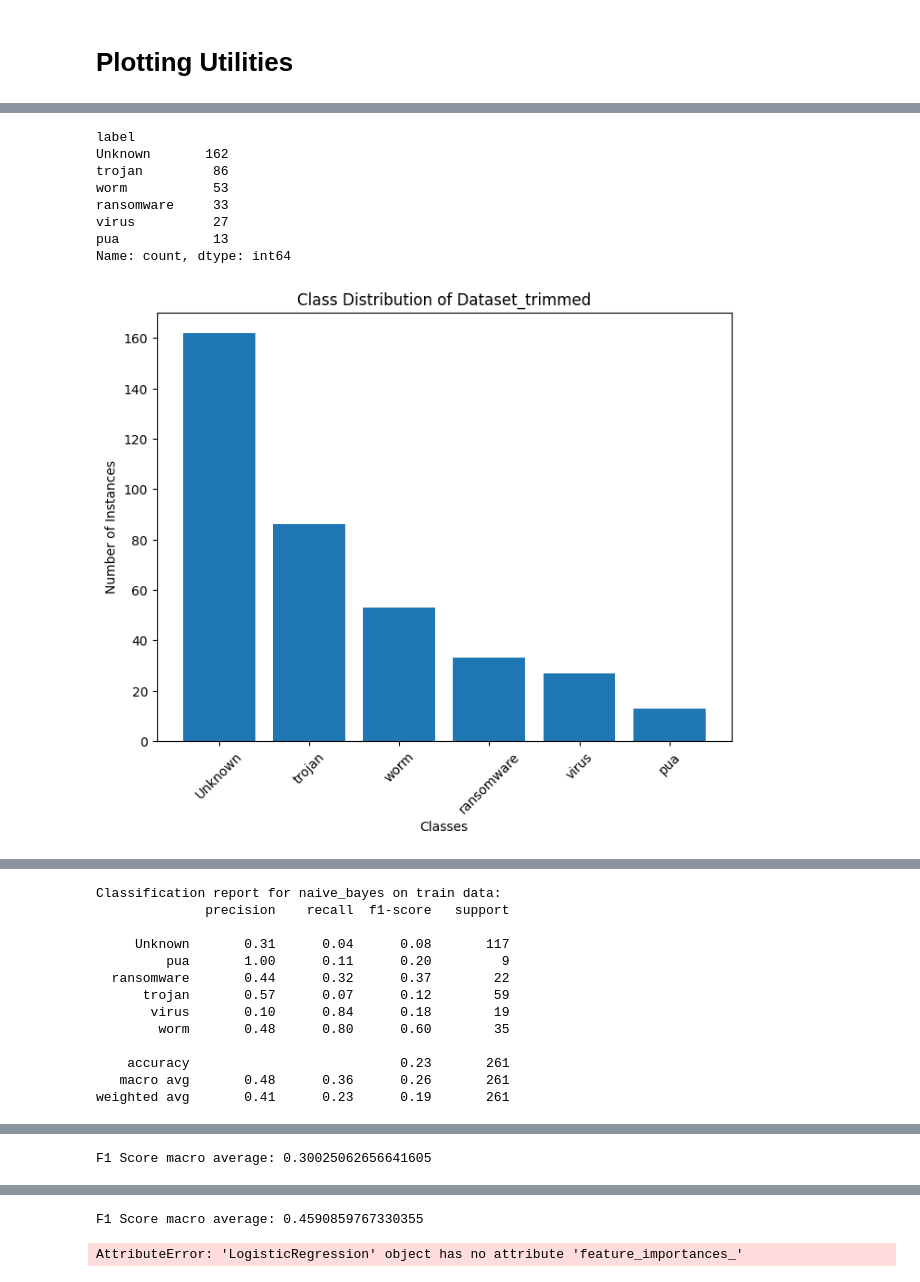
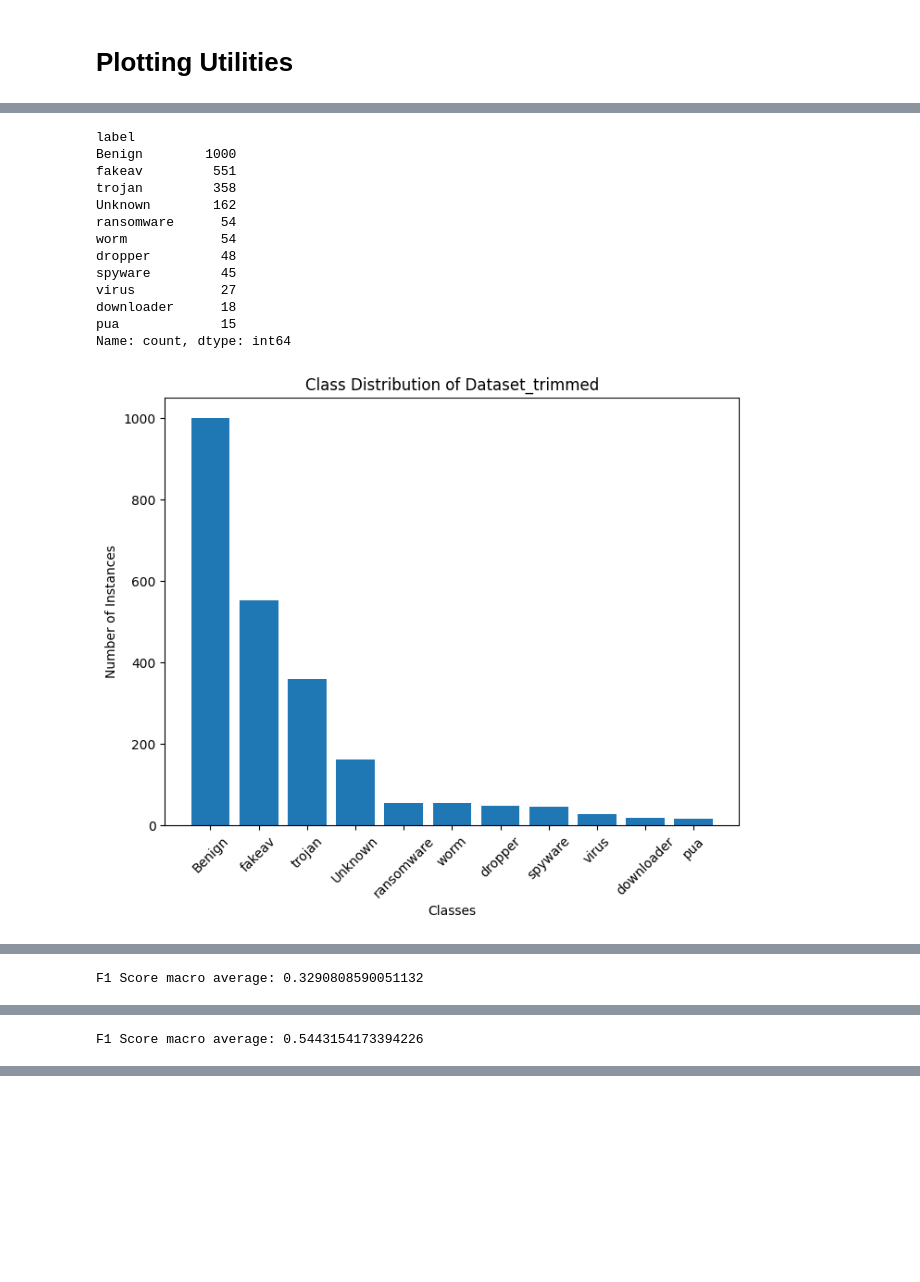
Before and after one commit to marcoserenelli/MCCukoo, a Jupyter notebook: main.ipynb, the cells around one changed output, grey strips where cells are left out. Cells and saved outputs as stored; diff of their text form; code cells hidden in the pictures; blank space fills up the shorter version.

```diff
--- a/main.ipynb
+++ b/main.ipynb
@@ -297,28 +267,9 @@ from imblearn.over_sampling import ADASYN
 # %%
-
-def one_hot_encoding(df):
-    categorical_columns = ['file_name', 'file_type', 'pe_imphash', 'file_size', 'MD5']
-    df_encoded = pd.get_dummies(df, columns=categorical_columns)
-    df_encoded.to_csv('data/dataset_encoded.csv', index=False)
-    return df_encoded
-
-def resampling(X_train, y_train):
-    adasyn = ADASYN(random_state=42)
-    X_resampled, y_resampled = adasyn.fit_resample(X_train, y_train)
-    return X_resampled, y_resampled
-
 DATASET_PATH = 'data/dataset.csv'
 def load_data():
     df = pd.read_csv(DATASET_PATH)
     plot_dataset(df, 'Dataset_complete')
-    # Remove rows where labels there is 'Unknown'?
-    df = df[df.label != 'adware']
-    df = df[df.label != 'downloader']
-    df = df[df.label != 'banker']
-    df = df[df.label != 'fakeav']
-    df = df[df.label != 'phishing']
-    df = df[df.label != 'dropper']
-    df = df[df.label != 'hacktool']
+    df = remove_minority_classes(df)
     plot_dataset(df, 'Dataset_trimmed')
     # one hot encode categorical data
     df = one_hot_encoding(df)
@@ -330,5 +281,6 @@ def load_data():
     X = df.drop(['label'], axis=1)
     # divide train (70%), test (30%)
     X_train, X_test, y_train, y_test = train_test_split(X, y, test_size=0.3, random_state=42)
-    #X_train, y_train = resampling(X_train, y_train)
+    # scale
+    X_train, X_test = scale_features(X_train, X_test)
     return X_train, X_test, y_train, y_test
@@ -344,31 +287,28 @@ classifier_functions = {
 # %%
-def train_classifier(train_data, train_label, test_data, test_label, classifier, classifier_name, feature_names, scaler):
+def train_classifier(train_data, train_label, test_data, test_label, classifier, classifier_name, feature_names):
     classifier.fit(train_data, train_label)
-    # Plot train classification report
-    y_pred = classifier.predict(train_data)
-    print(f"Classification report for {classifier_name} on train data:")
-    print(classification_report(train_label, y_pred, target_names=feature_names))
     # Predict the labels of the test set
     y_pred = classifier.predict(test_data)
-    plot_confusion_matrix(test_label, y_pred, classifier_name, feature_names, scaler)
+    plot_confusion_matrix(test_label, y_pred, classifier_name, feature_names)
     score = f1_score(test_label, y_pred, average='macro')
     print(f'F1 Score macro average: {score}')
+    # Plot ROC
+    plot_multiclass_roc(test_label, y_pred, classifier_name)
     return classifier, score
 
 # Find the best score among all
-def find_best_score(train_data, train_label, test_data, test_label, feature_names, cl = None, cl_name = None, cl_f1 = 0, scaler = False):
+def find_best_score(train_data, train_label, test_data, test_label, feature_names, cl = None, cl_name = None, cl_f1 = 0):
     score = 0
     best_f1 = cl_f1
     best_classifier_name = cl_name
     best_classifier = cl
     is_best_scaled = False
     for classifier_name in classifier_functions:
-        classifier_ret, score = train_classifier(train_data, train_label, test_data, test_label, classifier_functions[classifier_name](), classifier_name, feature_names, scaler)
+        classifier_ret, score = train_classifier(train_data, train_label, test_data, test_label, classifier_functions[classifier_name](), classifier_name, feature_names)
         if score > best_f1:
             best_f1 = score
             best_classifier = classifier_ret
             best_classifier_name = classifier_name
-            is_best_scaled = scaler
     return best_classifier, best_classifier_name, best_f1, is_best_scaled
 
 # Find the best classifier
@@ -400,9 +342,14 @@ Name: count, dtype: int64
 label
-Unknown       162
-trojan         86
-worm           53
-ransomware     33
-virus          27
-pua            13
+Benign        1000
+fakeav         551
+trojan         358
+Unknown        162
+ransomware      54
+worm            54
+dropper         48
+spyware         45
+virus           27
+downloader      18
+pua             15
 Name: count, dtype: int64
-[figure, old version]
+[figure, new version]
@@ -409,13 +357 @@ Name: count, dtype: int64
-Classification report for naive_bayes on train data:
-              precision    recall  f1-score   support
-
-     Unknown       0.31      0.04      0.08       117
-         pua       1.00      0.11      0.20         9
-  ransomware       0.44      0.32      0.37        22
-      trojan       0.57      0.07      0.12        59
-       virus       0.10      0.84      0.18        19
-        worm       0.48      0.80      0.60        35
-
-    accuracy                           0.23       261
-   macro avg       0.48      0.36      0.26       261
-weighted avg       0.41      0.23      0.19       261
+F1 Score macro average: 0.3290808590051132
@@ -438 +363 @@ weighted avg       0.55      0.61      0.57       261
-F1 Score macro average: 0.30025062656641605
+F1 Score macro average: 0.5443154173394226
@@ -460,2 +364,0 @@ weighted avg       0.87      0.84      0.82       261
-F1 Score macro average: 0.4590859767330355
-AttributeError: 'LogisticRegression' object has no attribute 'feature_importances_'
```
Also changed, not shown: parts of 10 cells of this notebook, 15 other files.
